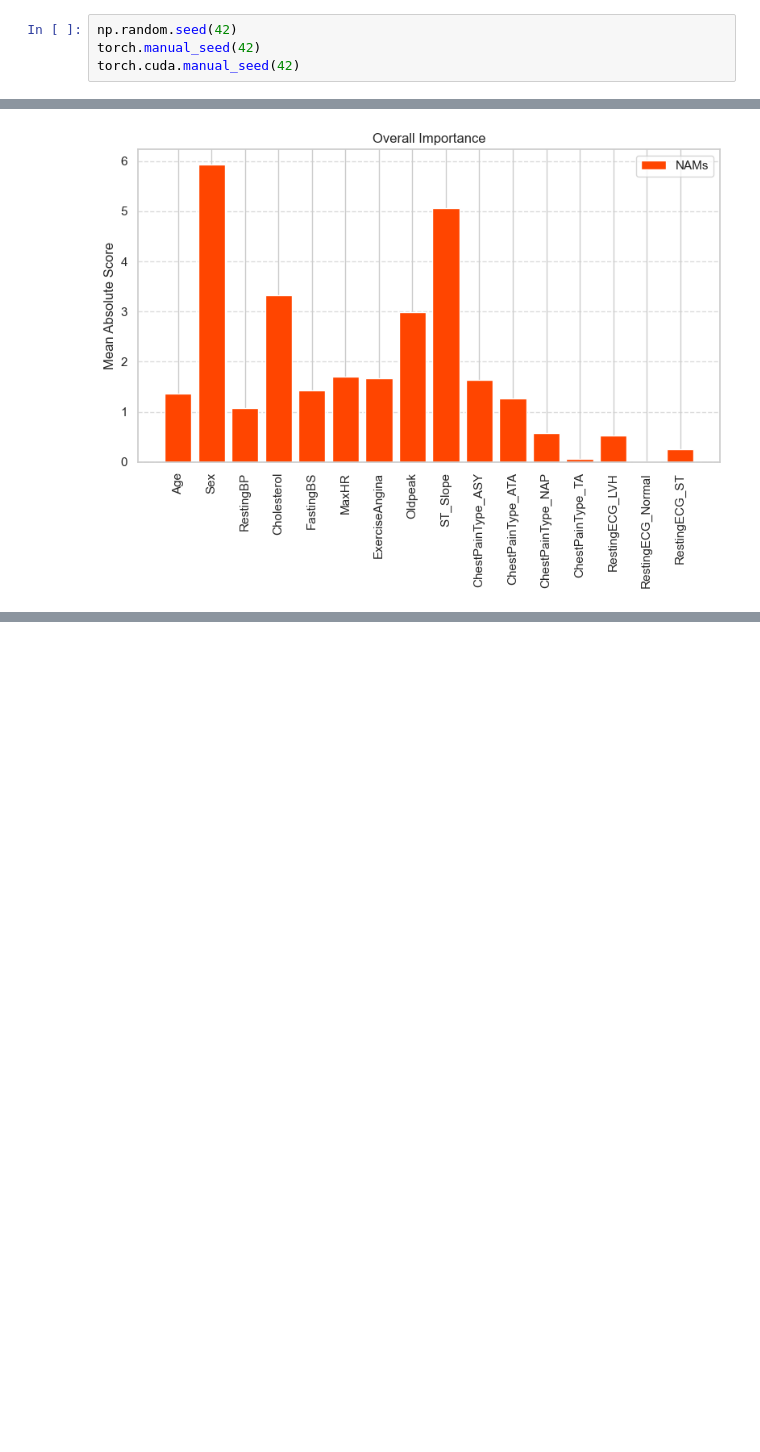
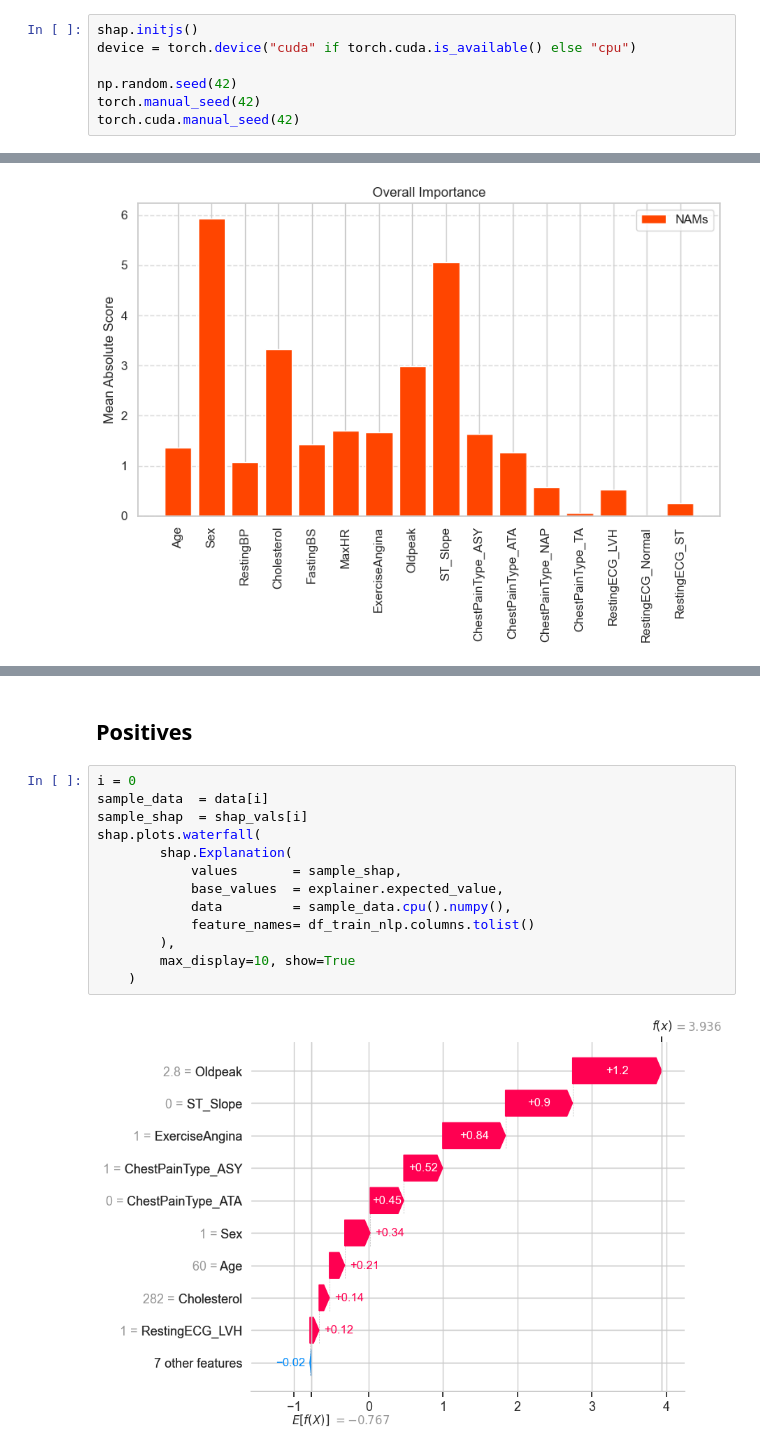
Before and after one commit to AKButani/ML4H_Project2, a Jupyter notebook: heart_failure/part1_combined.ipynb, the cells around one changed output, grey strips where cells are left out. Cells and saved outputs as stored; diff of their text form; blank space fills up the shorter version.

```diff
--- a/heart_failure/part1_combined.ipynb
+++ b/heart_failure/part1_combined.ipynb
@@ -18,6 +21,9 @@ import sys
 sys.path.append(os.path.abspath(".."))
 from utils.data_utils import remove_label, process_cat_vars
 # %%
+shap.initjs()
+device = torch.device("cuda" if torch.cuda.is_available() else "cpu")
+
 np.random.seed(42)
 torch.manual_seed(42)
 torch.cuda.manual_seed(42)
@@ -488,0 +658,17 @@ plot_feature_importance(trained_model, X_train_scaled, X_train.columns.tolist())
+# %% [markdown]
+## Positives
+# %%
+i = 0
+sample_data  = data[i]
+sample_shap  = shap_vals[i]
+shap.plots.waterfall(
+        shap.Explanation(
+            values       = sample_shap,
+            base_values  = explainer.expected_value,
+            data         = sample_data.cpu().numpy(),
+            feature_names= df_train_nlp.columns.tolist()
+        ),
+        max_display=10, show=True
+    )
+# %% [output]
+[figure, added]
```
Also changed, not shown: parts of 16 cells of this notebook.
